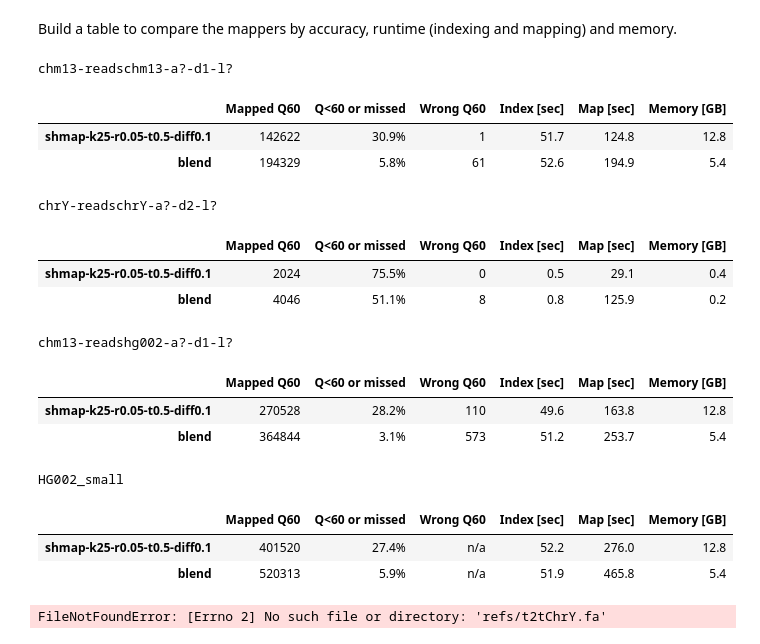
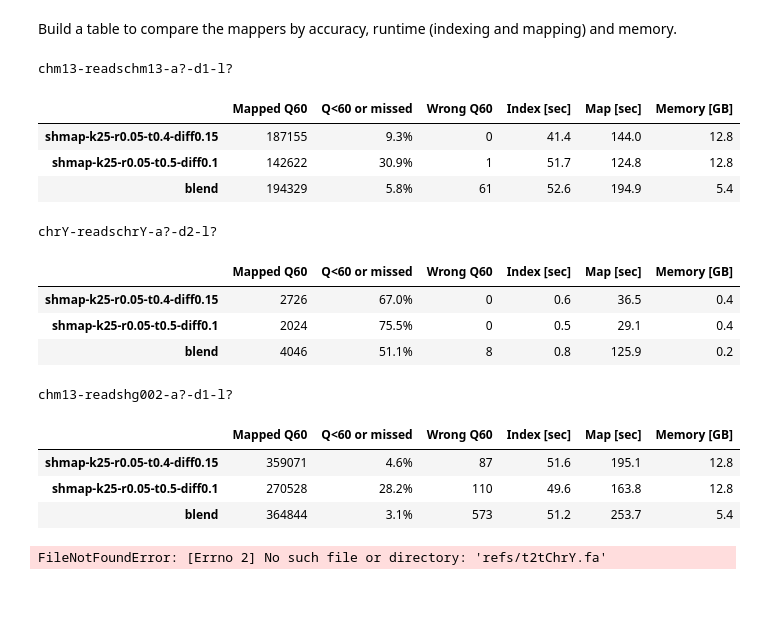
Before and after one commit to pesho-ivanov/shmap, a Jupyter notebook: evals/compare.ipynb, the cells around one changed output. Drawn from its saved outputs; the diff is of its cells as text; code cells hidden in the pictures; blank space fills up the shorter version.

```diff
--- a/evals/compare.ipynb
+++ b/evals/compare.ipynb
@@ -201,46 +201,45 @@ Build a table to compare the mappers by accuracy, runtime (indexing and mapping)
 # %%
 main_dir = Path('out_small')
 #tools = ['mm2-fast', 'winnowmap']
-tools = ['shmap-k25-r0.05-t0.5-diff0.1', 'blend'] #, 'shmap-diff0.02', 'shmap-diff0.1'] #, 'blend', 'winnowmap', 'minimap', 'mapquik', 'mm2-fast'] #, 'shmap-diff0.15', 'shmap-diff0.02', 'shmap'] #, 'shmap-MIN_DIFF-002']  # 'shmap-noprune',
+tools = ['shmap-k25-r0.05-t0.4-diff0.15', 'shmap-k25-r0.05-t0.5-diff0.1', 'blend'] #, 'shmap-diff0.02', 'shmap-diff0.1'] #, 'blend', 'winnowmap', 'minimap', 'mapquik', 'mm2-fast'] #, 'shmap-diff0.15', 'shmap-diff0.02', 'shmap'] #, 'shmap-MIN_DIFF-002']  # 'shmap-noprune',
 #tools = ['minimap', 'shmap-noprune', 'shmap']
 experiments = [
     ('chm13', 'chm13-readschm13-a?-d1-l?'),
     ('chrY',  'chrY-readschrY-a?-d2-l?'),
     ('chm13', 'chm13-readshg002-a?-d1-l?'),
     ('chm13', 'HG002_small'),
 ]
 
 pd.set_option('display.width', 100)
 css = """ <style> table { font-family: "Courier New", Courier, monospace; } </style> """
 display(HTML(css))
 dfs = []
 keys = []
 for refname, data in experiments:
     df = get_comparison_table(main_dir=main_dir, refname=refname, experiment=data, tools=tools).round(2)
     dfs.append(df)
     keys.append(data)
     df_styled = df.style.set_caption(data)
     display(df_styled)
 DF = pd.concat(dfs, keys=keys)
 #display(DF)
 DF.to_latex('evals-table.tex', escape=True, multirow=False)
 # %% [output]
 chm13-readschm13-a?-d1-l?
 |  | Mapped Q60 | Q<60 or missed | Wrong Q60 | Index [sec] | Map [sec] | Memory [GB] |
+| shmap-k25-r0.05-t0.4-diff0.15 | 187155 | 9.3% | 0 | 41.4 | 144.0 | 12.8 |
 | shmap-k25-r0.05-t0.5-diff0.1 | 142622 | 30.9% | 1 | 51.7 | 124.8 | 12.8 |
 | blend | 194329 | 5.8% | 61 | 52.6 | 194.9 | 5.4 |
 chrY-readschrY-a?-d2-l?
 |  | Mapped Q60 | Q<60 or missed | Wrong Q60 | Index [sec] | Map [sec] | Memory [GB] |
+| shmap-k25-r0.05-t0.4-diff0.15 | 2726 | 67.0% | 0 | 0.6 | 36.5 | 0.4 |
 | shmap-k25-r0.05-t0.5-diff0.1 | 2024 | 75.5% | 0 | 0.5 | 29.1 | 0.4 |
 | blend | 4046 | 51.1% | 8 | 0.8 | 125.9 | 0.2 |
 chm13-readshg002-a?-d1-l?
 |  | Mapped Q60 | Q<60 or missed | Wrong Q60 | Index [sec] | Map [sec] | Memory [GB] |
+| shmap-k25-r0.05-t0.4-diff0.15 | 359071 | 4.6% | 87 | 51.6 | 195.1 | 12.8 |
 | shmap-k25-r0.05-t0.5-diff0.1 | 270528 | 28.2% | 110 | 49.6 | 163.8 | 12.8 |
 | blend | 364844 | 3.1% | 573 | 51.2 | 253.7 | 5.4 |
-HG002_small
-|  | Mapped Q60 | Q<60 or missed | Wrong Q60 | Index [sec] | Map [sec] | Memory [GB] |
-| shmap-k25-r0.05-t0.5-diff0.1 | 401520 | 27.4% | n/a | 52.2 | 276.0 | 12.8 |
-| blend | 520313 | 5.9% | n/a | 51.9 | 465.8 | 5.4 |
 # %%
 main_dir = Path('out')
 #tools = ['mm2-fast', 'winnowmap']
```
Also changed, not shown: 1 other file.
